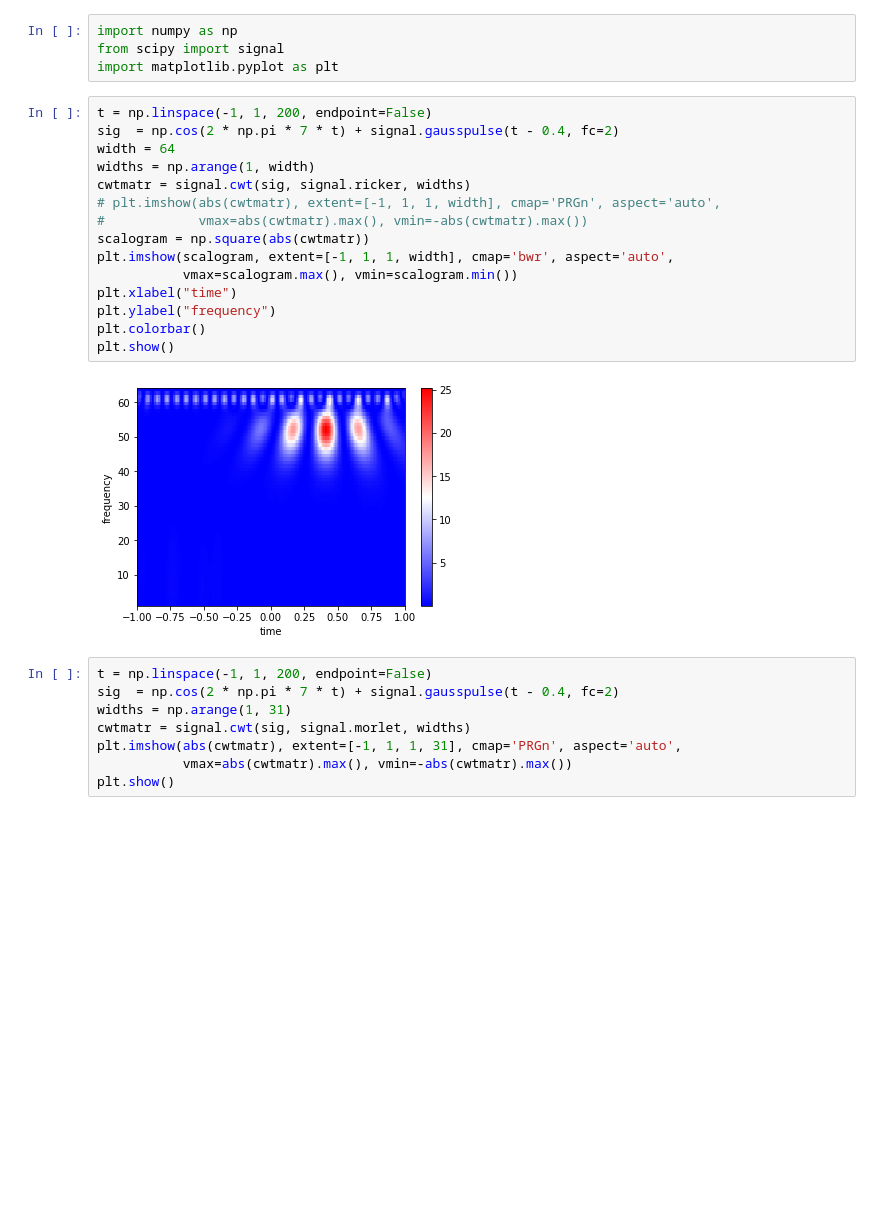
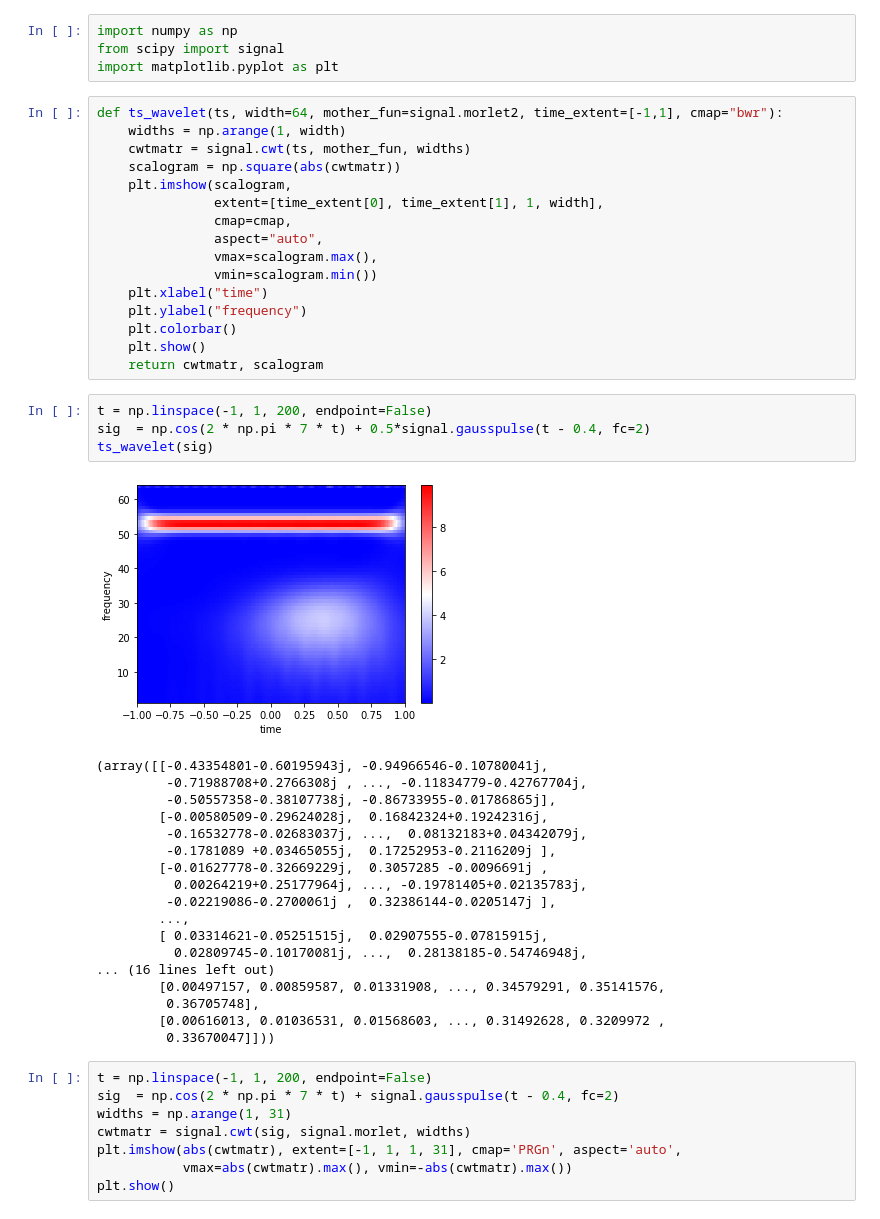
Before and after one commit to jimmyhu4/time-series-intro, a Jupyter notebook: wavelet_transform.ipynb, the cells around one changed output. Saved outputs shown, nothing was run; the diff lists cells and outputs as text; blank space fills up the shorter version.

Commit message:
add ts_wavelet function

```diff
--- a/wavelet_transform.ipynb
+++ b/wavelet_transform.ipynb
@@ -3,22 +3,44 @@ import numpy as np
 from scipy import signal
 import matplotlib.pyplot as plt
 # %%
-t = np.linspace(-1, 1, 200, endpoint=False)
-sig  = np.cos(2 * np.pi * 7 * t) + signal.gausspulse(t - 0.4, fc=2)
-width = 64
-widths = np.arange(1, width)
-cwtmatr = signal.cwt(sig, signal.ricker, widths)
-# plt.imshow(abs(cwtmatr), extent=[-1, 1, 1, width], cmap='PRGn', aspect='auto',
-#            vmax=abs(cwtmatr).max(), vmin=-abs(cwtmatr).max())
-scalogram = np.square(abs(cwtmatr))
-plt.imshow(scalogram, extent=[-1, 1, 1, width], cmap='bwr', aspect='auto',
-           vmax=scalogram.max(), vmin=scalogram.min())
-plt.xlabel("time")
-plt.ylabel("frequency")
-plt.colorbar()
-plt.show()
+def ts_wavelet(ts, width=64, mother_fun=signal.morlet2, time_extent=[-1,1], cmap="bwr"):
+    widths = np.arange(1, width)
+    cwtmatr = signal.cwt(ts, mother_fun, widths)
+    scalogram = np.square(abs(cwtmatr))
+    plt.imshow(scalogram,
+               extent=[time_extent[0], time_extent[1], 1, width],
+               cmap=cmap,
+               aspect="auto",
+               vmax=scalogram.max(),
+               vmin=scalogram.min())
+    plt.xlabel("time")
+    plt.ylabel("frequency")
+    plt.colorbar()
+    plt.show()
+    return cwtmatr, scalogram
-# %% [output]
-[figure, removed]
+# %%
+t = np.linspace(-1, 1, 200, endpoint=False)
+sig  = np.cos(2 * np.pi * 7 * t) + 0.5*signal.gausspulse(t - 0.4, fc=2)
+ts_wavelet(sig)
+# %% [output]
+[figure, added]
+(array([[-0.43354801-0.60195943j, -0.94966546-0.10780041j,
+         -0.71988708+0.2766308j , ..., -0.11834779-0.42767704j,
+         -0.50557358-0.38107738j, -0.86733955-0.01786865j],
+        [-0.00580509-0.29624028j,  0.16842324+0.19242316j,
+         -0.16532778-0.02683037j, ...,  0.08132183+0.04342079j,
+         -0.1781089 +0.03465055j,  0.17252953-0.2116209j ],
+        [-0.01627778-0.32669229j,  0.3057285 -0.0096691j ,
+          0.00264219+0.25177964j, ..., -0.19781405+0.02135783j,
+         -0.02219086-0.2700061j ,  0.32386144-0.0205147j ],
+        ...,
+        [ 0.03314621-0.05251515j,  0.02907555-0.07815915j,
+          0.02809745-0.10170081j, ...,  0.28138185-0.54746948j,
+... (16 lines left out)
+        [0.00497157, 0.00859587, 0.01331908, ..., 0.34579291, 0.35141576,
+         0.36705748],
+        [0.00616013, 0.01036531, 0.01568603, ..., 0.31492628, 0.3209972 ,
+         0.33670047]]))
 # %%
 t = np.linspace(-1, 1, 200, endpoint=False)
 sig  = np.cos(2 * np.pi * 7 * t) + signal.gausspulse(t - 0.4, fc=2)
```
Also changed, not shown: parts of 1 cell of this notebook.
